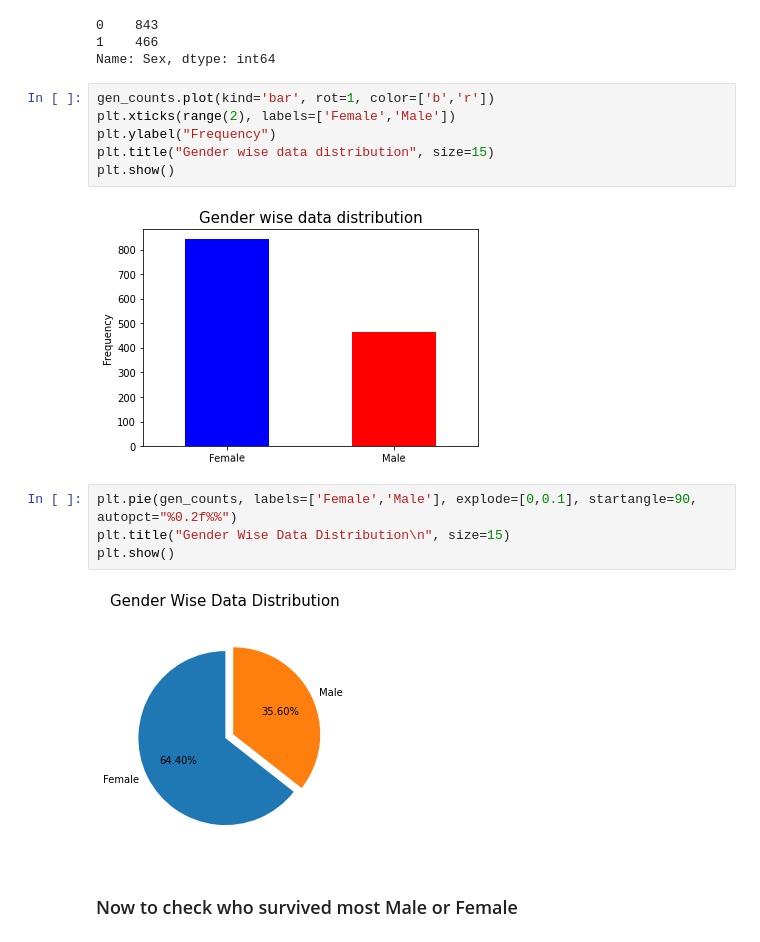
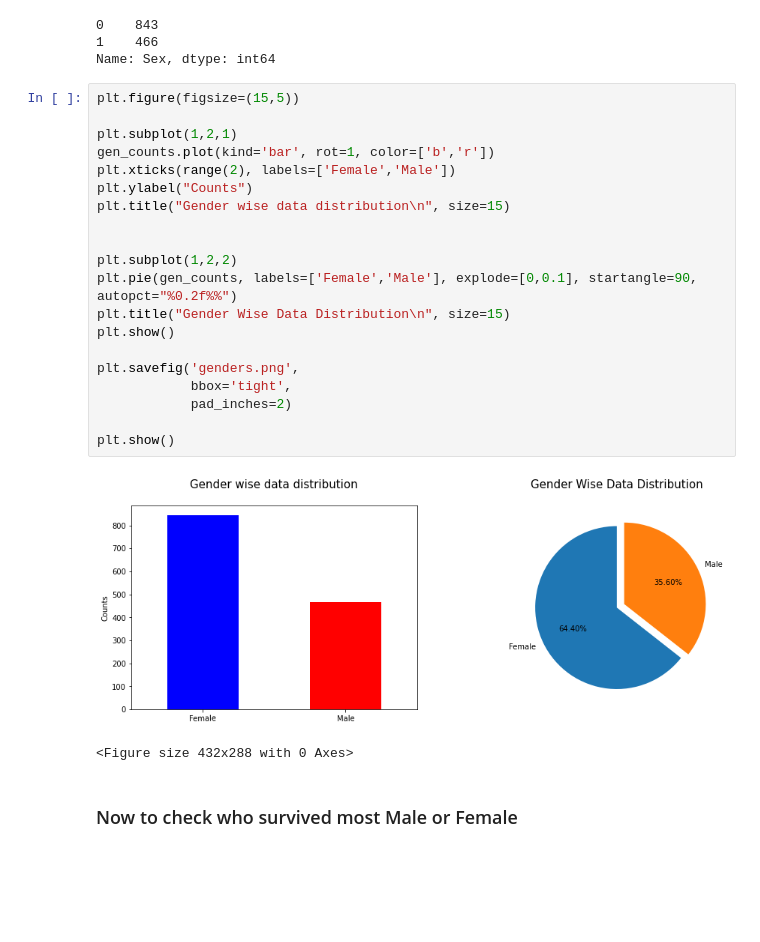
Before and after one commit to Shahrayar123/Titanic_Exploratory_Data_Analysis, a Jupyter notebook: Titanic_EDA.ipynb, the cells around one changed output. Drawn from its saved outputs; the diff is of its cells as text; blank space fills up the shorter version.

```diff
--- a/Titanic_EDA.ipynb
+++ b/Titanic_EDA.ipynb
@@ -306,19 +332,28 @@ gen_counts
 1    466
 Name: Sex, dtype: int64
 # %%
+plt.figure(figsize=(15,5))
+
+plt.subplot(1,2,1)
 gen_counts.plot(kind='bar', rot=1, color=['b','r'])
 plt.xticks(range(2), labels=['Female','Male'])
-plt.ylabel("Frequency")
-plt.title("Gender wise data distribution", size=15)
+plt.ylabel("Counts")
+plt.title("Gender wise data distribution\n", size=15)
+
+
+plt.subplot(1,2,2)
+plt.pie(gen_counts, labels=['Female','Male'], explode=[0,0.1], startangle=90, autopct="%0.2f%%")
+plt.title("Gender Wise Data Distribution\n", size=15)
 plt.show()
+
+plt.savefig('genders.png',
+            bbox='tight',
+            pad_inches=2)
+
+plt.show()
 # %% [output]
-[figure, old version]
+[figure, new version]
+<Figure size 432x288 with 0 Axes>
-# %%
-plt.pie(gen_counts, labels=['Female','Male'], explode=[0,0.1], startangle=90, autopct="%0.2f%%")
-plt.title("Gender Wise Data Distribution\n", size=15)
-plt.show()
-# %% [output]
-[figure, removed]
 # %% [markdown]
 ### Now to check who survived most Male or Female
 # %%
```
Also changed, not shown: parts of 25 cells of this notebook.
